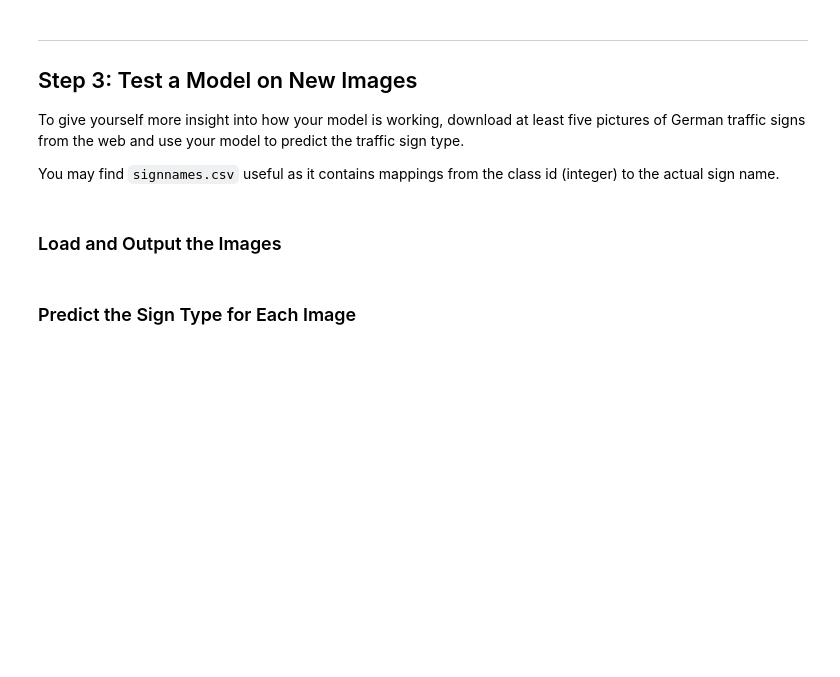
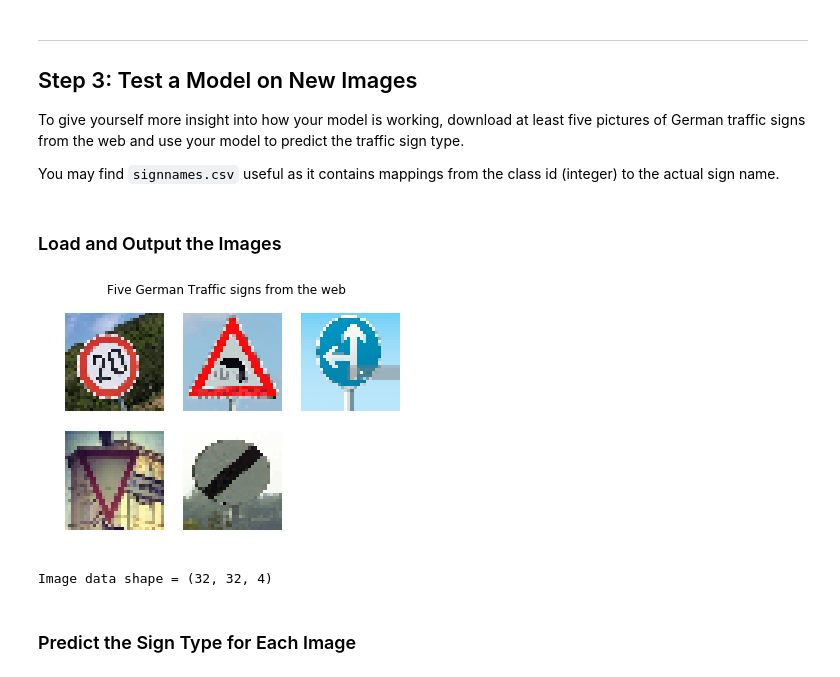
Before and after one commit to agoila/udacity-carnd-P2, a Jupyter notebook: LeNet_Traffic_Sign_Classifier.ipynb, the cells around one changed output. Cells and saved outputs as stored; diff of their text form; code cells hidden in the pictures; blank space fills up the shorter version.

Commit message:
images added

```diff
--- a/LeNet_Traffic_Sign_Classifier.ipynb
+++ b/LeNet_Traffic_Sign_Classifier.ipynb
@@ -507,16 +534,19 @@ You may find `signnames.csv` useful as it contains mappings from the class id (i
 # %%
 ### Load the images and plot them here.
 ### Feel free to use as many code cells as needed.
 X_from_web = []
-for i in range(5):
-    im = mpimg.imread('traffic_signs_web/0013{}.ppm'.format(i))
+for i in range(1,6):
+    im = mpimg.imread('examples/test{}.jpg'.format(i))
     im = cv2.resize(im, (32,32), interpolation = cv2.INTER_CUBIC)
     X_from_web.append(im)
 
 for i in range(5):
     plt.subplot(2, 3, i+1)
     plt.imshow(X_from_web[i])
     plt.axis('off')
 plt.suptitle('Five German Traffic signs from the web')
 plt.show()
 print("Image data shape =", np.shape(X_from_web[0]))
+# %% [output]
+[figure, added]
+Image data shape = (32, 32, 4)
```
Also changed, not shown: parts of 8 cells of this notebook, 11 other files.
